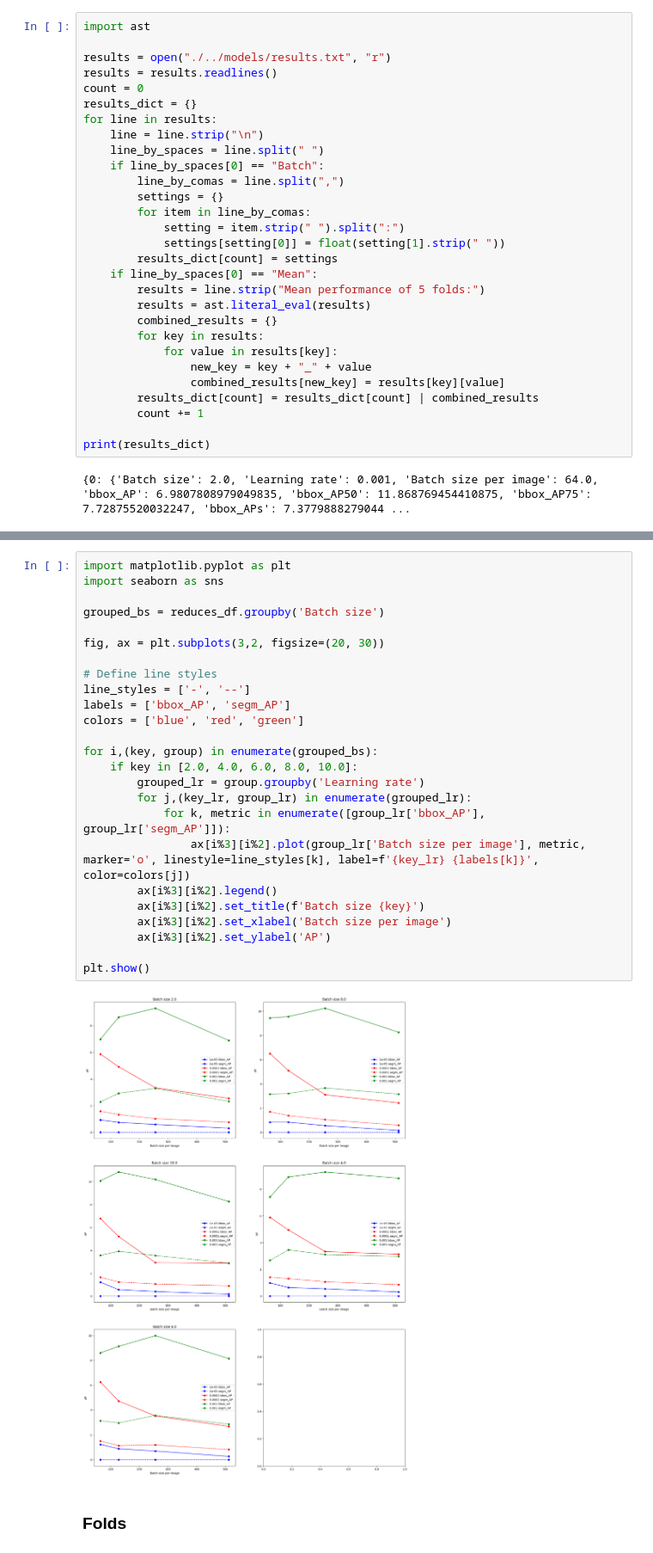
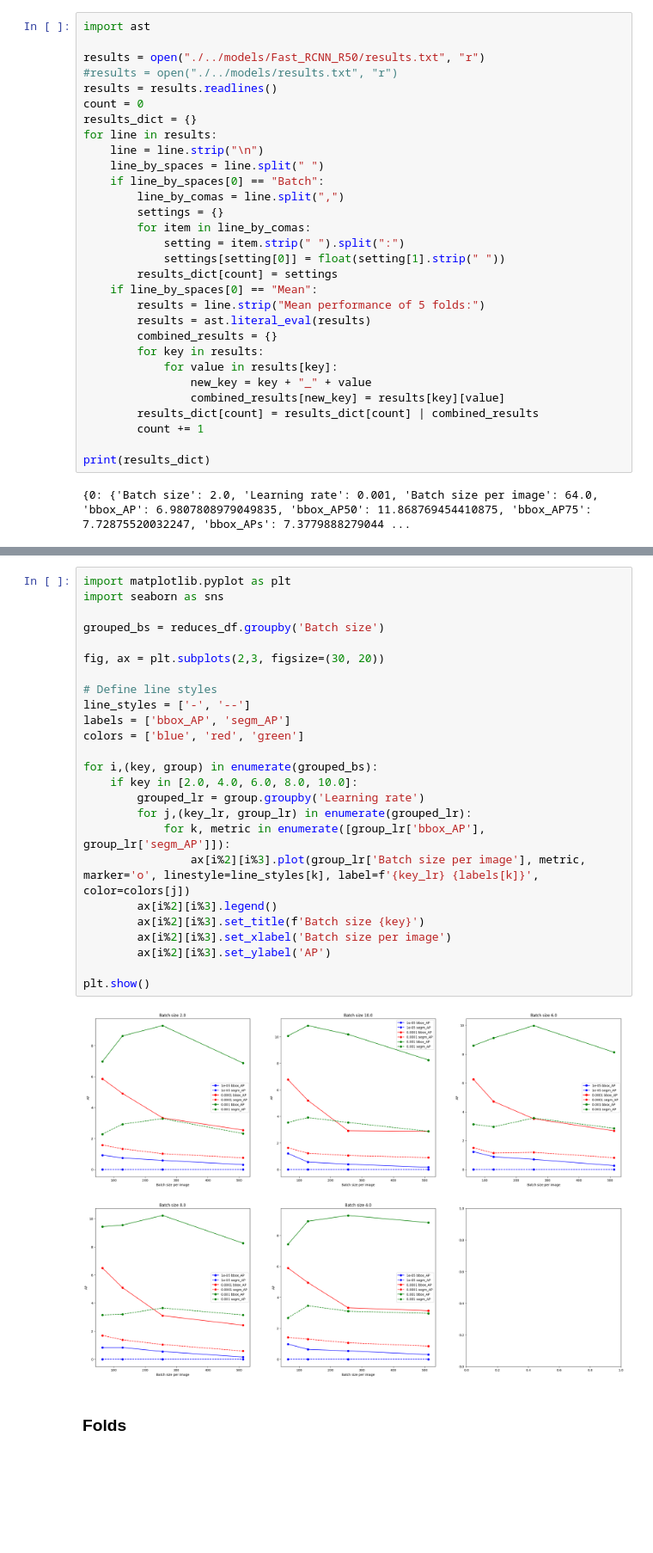
Before and after one commit to femartip/Detection-Microfibres-in-Sludge, a Jupyter notebook: Fine_tuned_Detectron2/Utils/cv_results.ipynb, the cells around one changed output, grey strips where cells are left out. Shown at 86% size. Drawn from its saved outputs; the diff is of its cells as text; blank space fills up the shorter version.

```diff
--- a/Fine_tuned_Detectron2/Utils/cv_results.ipynb
+++ b/Fine_tuned_Detectron2/Utils/cv_results.ipynb
@@ -3,7 +3,8 @@
 # %%
 import ast
 
-results = open("./../models/results.txt", "r")
+results = open("./../models/Fast_RCNN_R50/results.txt", "r")
+#results = open("./../models/results.txt", "r")
 results = results.readlines()
 count = 0
 results_dict = {}
@@ -88,30 +67,30 @@ print(reduces_df.head())
 # %%
 import matplotlib.pyplot as plt
 import seaborn as sns
 
 grouped_bs = reduces_df.groupby('Batch size')
 
-fig, ax = plt.subplots(3,2, figsize=(20, 30))
+fig, ax = plt.subplots(2,3, figsize=(30, 20))
 
 # Define line styles
 line_styles = ['-', '--']
 labels = ['bbox_AP', 'segm_AP']
 colors = ['blue', 'red', 'green']
 
 for i,(key, group) in enumerate(grouped_bs):
     if key in [2.0, 4.0, 6.0, 8.0, 10.0]:
         grouped_lr = group.groupby('Learning rate')
         for j,(key_lr, group_lr) in enumerate(grouped_lr):
             for k, metric in enumerate([group_lr['bbox_AP'], group_lr['segm_AP']]):
-                ax[i%3][i%2].plot(group_lr['Batch size per image'], metric, marker='o', linestyle=line_styles[k], label=f'{key_lr} {labels[k]}', color=colors[j])
-        ax[i%3][i%2].legend()
-        ax[i%3][i%2].set_title(f'Batch size {key}')
-        ax[i%3][i%2].set_xlabel('Batch size per image')
-        ax[i%3][i%2].set_ylabel('AP')
+                ax[i%2][i%3].plot(group_lr['Batch size per image'], metric, marker='o', linestyle=line_styles[k], label=f'{key_lr} {labels[k]}', color=colors[j])
+        ax[i%2][i%3].legend()
+        ax[i%2][i%3].set_title(f'Batch size {key}')
+        ax[i%2][i%3].set_xlabel('Batch size per image')
+        ax[i%2][i%3].set_ylabel('AP')
 
 plt.show()
 # %% [output]
-[figure, old version]
+[figure, new version]
 # %% [markdown]
 ### Folds
 # %%
```
Also changed, not shown: parts of 11 cells of this notebook, 6 other files.
